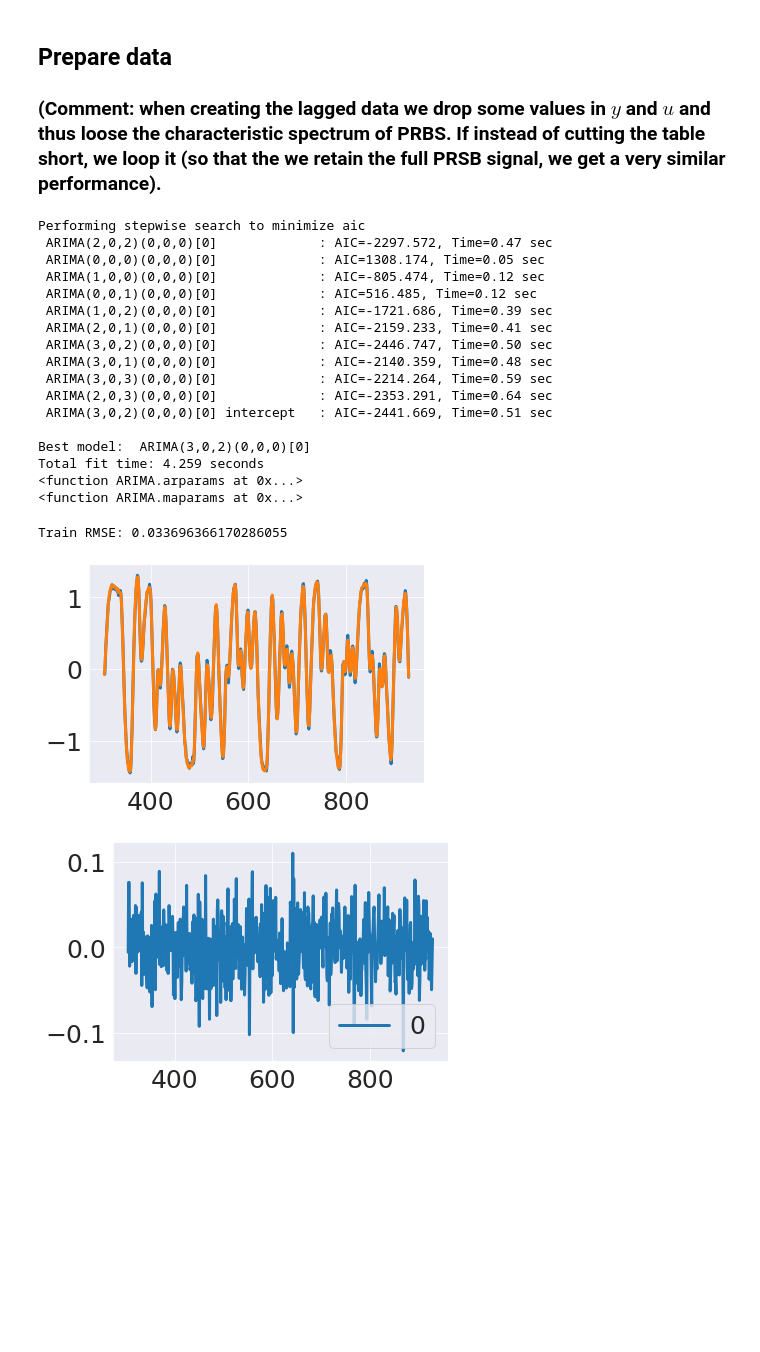
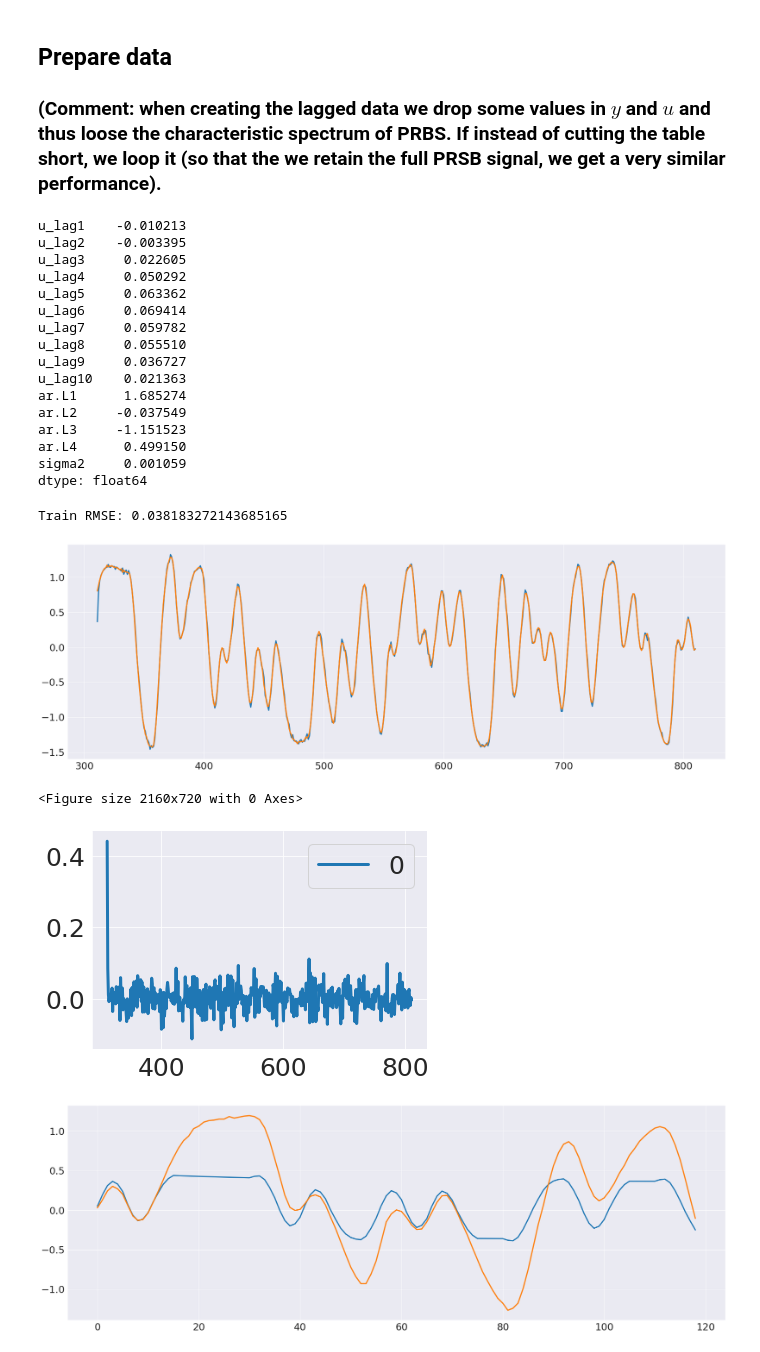
Before and after one commit to nyuhanc/BLA, a Jupyter notebook: 3_pmdarima.ipynb, the cells around one changed output. Cells and saved outputs as stored; diff of their text form; code cells hidden in the pictures; blank space fills up the shorter version.

```diff
--- a/3_pmdarima.ipynb
+++ b/3_pmdarima.ipynb
@@ -62,16 +62,21 @@ df_2 = copy.deepcopy(df2)
 df_1 = copy.deepcopy(df1)
 
 # define lags
-lag = 3
+lag = 10
 
 # create a list of labels
 lagged_u = ['u_lag'+str(i) for i in range(1, lag+1)]
+lagged_y = ['y_lag'+str(i) for i in range(1, lag+1)]
 
 # adding lags to the dataset
 for i in range(1, lag+1):
     df_2['u_lag' + str(i)] = df_2['u'].shift(i)
 for i in range(1, lag+1):
     df_1['u_lag' + str(i)] = df_1['u'].shift(i)
+for i in range(1, lag+1):
+    df_2['y_lag' + str(i)] = df_2['y'].shift(i)
+for i in range(1, lag+1):
+    df_1['y_lag' + str(i)] = df_1['y'].shift(i)
 
 # dropping NA values (created due to shifting)
 df_2 = df_2.dropna()
@@ -80,57 +85,58 @@ df_1 = df_1.dropna()
 X = df_2[lagged_u]
 y = df_2['y']
 
-model = auto_arima(y=y, X=X, d=0, seasonal=False,
+model = auto_arima(y=y.iloc[:500], X=X.iloc[:500], d=0, seasonal=False,
                    error_action='ignore', suppress_warnings=True,
-                   max_p=lag, max_q=lag, trace=True)
-#model.fit(y,exog)
+                   start_p=1, max_p=lag, start_q = 1, max_q=lag, trace=True)
 
-print(model.arparams)
-print(model.maparams)
-#print(model.exparams)
-#print(model.sigma2)
-
-# Create predictions for the future, evaluate on test
-#preds, conf_int = model.predict(n_periods=len(exog), return_conf_int=True)
-
-#plt.plot(preds)
+print(model.params())
 # %% [output]
-Performing stepwise search to minimize aic
- ARIMA(2,0,2)(0,0,0)[0]             : AIC=-2297.572, Time=0.47 sec
- ARIMA(0,0,0)(0,0,0)[0]             : AIC=1308.174, Time=0.05 sec
- ARIMA(1,0,0)(0,0,0)[0]             : AIC=-805.474, Time=0.12 sec
- ARIMA(0,0,1)(0,0,0)[0]             : AIC=516.485, Time=0.12 sec
- ARIMA(1,0,2)(0,0,0)[0]             : AIC=-1721.686, Time=0.39 sec
- ARIMA(2,0,1)(0,0,0)[0]             : AIC=-2159.233, Time=0.41 sec
- ARIMA(3,0,2)(0,0,0)[0]             : AIC=-2446.747, Time=0.50 sec
- ARIMA(3,0,1)(0,0,0)[0]             : AIC=-2140.359, Time=0.48 sec
- ARIMA(3,0,3)(0,0,0)[0]             : AIC=-2214.264, Time=0.59 sec
- ARIMA(2,0,3)(0,0,0)[0]             : AIC=-2353.291, Time=0.64 sec
- ARIMA(3,0,2)(0,0,0)[0] intercept   : AIC=-2441.669, Time=0.51 sec
-
-Best model:  ARIMA(3,0,2)(0,0,0)[0]
-Total fit time: 4.259 seconds
-<function ARIMA.arparams at 0x...>
-<function ARIMA.maparams at 0x...>
+u_lag1    -0.010213
+u_lag2    -0.003395
+u_lag3     0.022605
+u_lag4     0.050292
+u_lag5     0.063362
+u_lag6     0.069414
+u_lag7     0.059782
+u_lag8     0.055510
+u_lag9     0.036727
+u_lag10    0.021363
+ar.L1      1.685274
+ar.L2     -0.037549
+ar.L3     -1.151523
+ar.L4      0.499150
+sigma2     0.001059
+dtype: float64
 # %%
 # Generate predictions
-train_preds = model.predict_in_sample(X=X)
+train_preds = model.predict_in_sample(X=X.iloc[:500])
 
 # Calculate metrics
-train_rmse = np.sqrt(mean_squared_error(df_2['y'], train_preds))
+train_rmse = np.sqrt(mean_squared_error(df_2['y'].iloc[:500], train_preds))
 
 print(f'Train RMSE: {train_rmse}')
 
 # Plot train predictions
+plt.figure(figsize=(30,10))
 plt.plot(train_preds)
-plt.plot(df_2['y'])
+plt.plot(df_2['y'].iloc[:500])
 plt.show()
 
 # Plot residuals
+plt.figure(figsize=(30,10))
 residuals = pd.DataFrame(model.resid())
 residuals.plot()
 plt.show()
+
+test_preds = model.predict(X=X.iloc[500:], n_periods=len(X)-500)
+# Plot train predictions
+plt.figure(figsize=(30,10))
+plt.plot(np.asarray(test_preds))
+plt.plot(np.asarray(df_2['y'].iloc[500:]))
+plt.show()
 # %% [output]
-Train RMSE: 0.033696366170286055
+Train RMSE: 0.038183272143685165
-[figure, old version]
+[figure, new version]
+<Figure size 2160x720 with 0 Axes>
-[figure, old version]
+[figure, new version]
+[figure, added]
```
Also changed, not shown: parts of 2 cells of this notebook, 1 other file.
